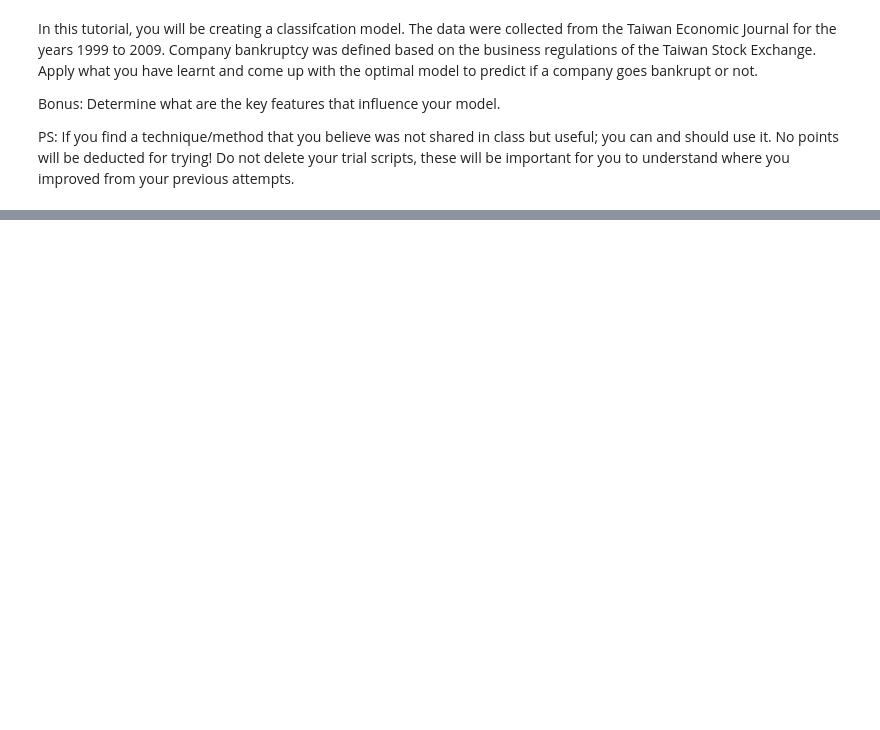
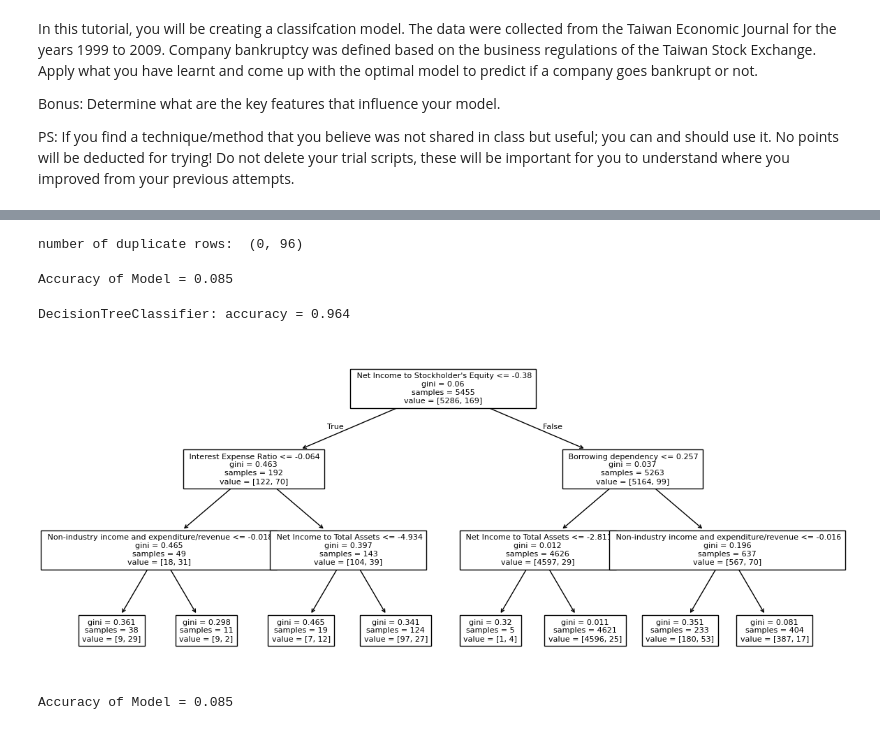
Before and after one commit to ylangylangg/MY-DAC-Curriculum, a Jupyter notebook: DAC-006_Machine_Learning/DAC-006-Intro_to_ML_Tutorial_Attempt.ipynb, the cells around one changed output, grey strips where cells are left out. Cells and saved outputs as stored; diff of their text form; code cells hidden in the pictures; blank space fills up the shorter version.

```diff
--- a/DAC-006_Machine_Learning/DAC-006-Intro_to_ML_Tutorial_Attempt.ipynb
+++ b/DAC-006_Machine_Learning/DAC-006-Intro_to_ML_Tutorial_Attempt.ipynb
@@ -95,0 +55,5 @@ KeyError: 'Net Income Flag'
+# %%
+duplicate_rows_data = data[data.duplicated()]
+print("number of duplicate rows: ", duplicate_rows_data.shape)
+# %% [output]
+number of duplicate rows:  (0, 96)
@@ -95,0 +62,50 @@ KeyError: 'Net Income Flag'
+# %%
+y = df['Bankrupt?']
+x = df.drop('Bankrupt?', axis=1)
+depth = 3
+
+# Split the data
+x_train, x_test, y_train, y_test = train_test_split(x, y, test_size=0.2, random_state=42)
+
+# Scale the data
+scaler = StandardScaler()
+x_train = scaler.fit_transform(x_train)
+x_test = scaler.transform(x_test)
+
+# Train the Ridge classifier
+ridge_model = Ridge(alpha=1.0)
+ridge_model.fit(x_train, y_train)
+
+# Accuracy score
+y_pred = model.predict(x_test)
+
+# Measure the accuracy for validation data
+accuracy = (y_test == y_pred).mean()
+print('Accuracy of Model = {:.3f}'.format(accuracy))
+# %% [output]
+Accuracy of Model = 0.085
+# %%
+# Decision Tree Model
+sk_model = DecisionTreeClassifier(max_depth=depth,
+                                  random_state=1)
+sk_model.fit(x_train, y_train)
+sk_pred = sk_model.predict(x_test)
+acc = (y_test == sk_pred).mean()
+print('DecisionTreeClassifier: accuracy = {:.3f}'.format(acc))
+
+# plotting
+feature_names = x.columns.tolist()
+plt.figure(figsize=(14, 6))
+tree.plot_tree(sk_model,
+               feature_names=feature_names,
+               fontsize=8)
+plt.show()
+
+# Predict and get accuracy score
+y_pred = model.predict(x_test)
+accuracy = (y_test == y_pred).mean()
+print('Accuracy of Model = {:.3f}'.format(accuracy))
+# %% [output]
+DecisionTreeClassifier: accuracy = 0.964
+[figure, added]
+Accuracy of Model = 0.085
```
Also changed, not shown: parts of 16 cells of this notebook.
